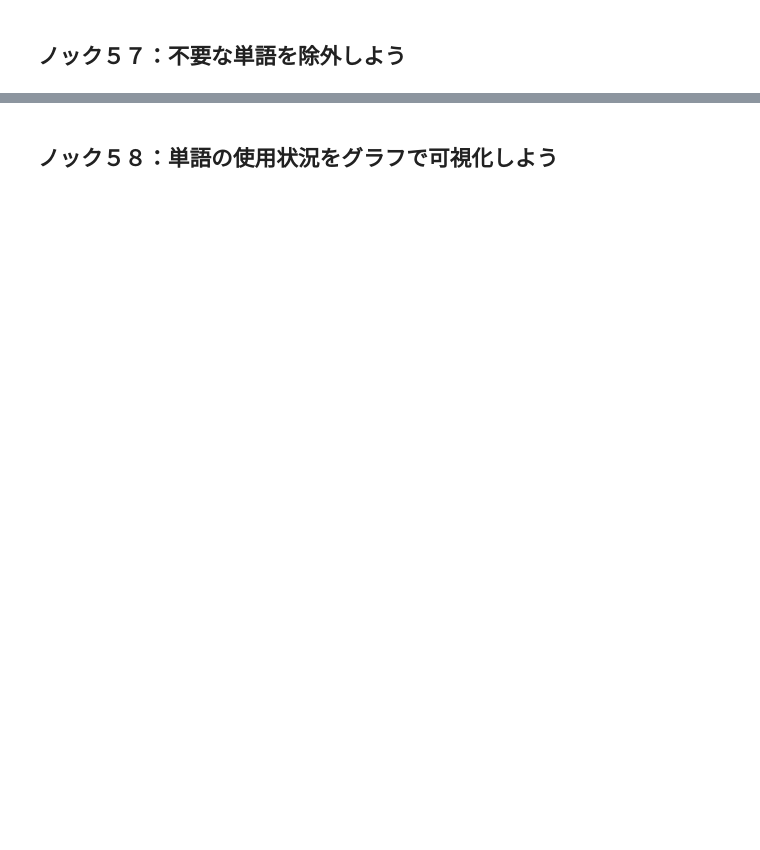
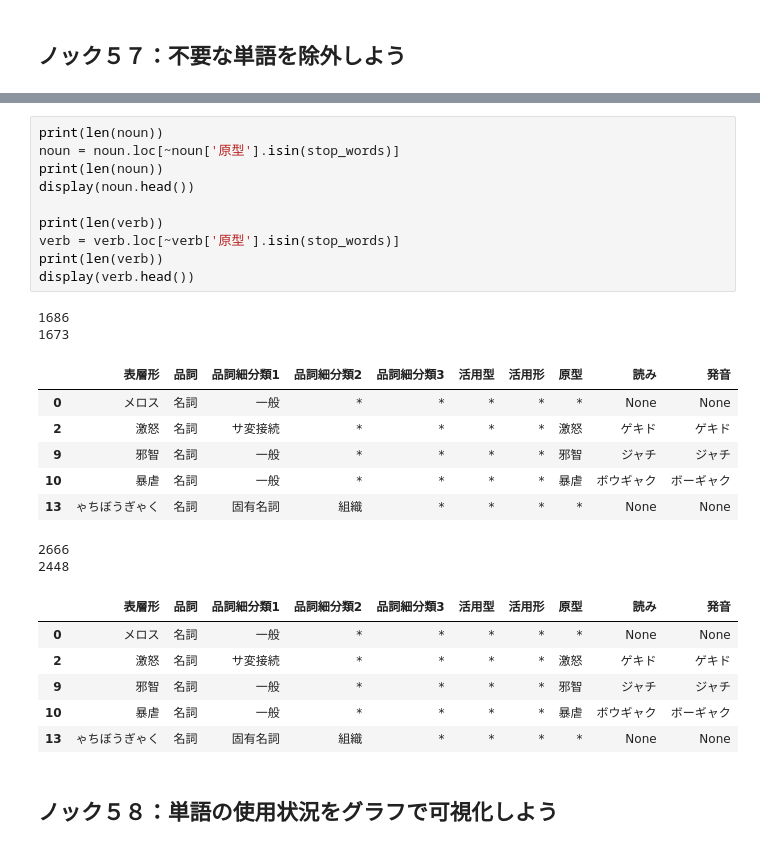
Before and after one commit to shake345/Python100knock, a Jupyter notebook: 4章_加工.ipynb, the cells around one changed output, grey strips where cells are left out. Drawn from its saved outputs; the diff is of its cells as text; blank space fills up the shorter version.

```diff
--- a/4章_加工.ipynb
+++ b/4章_加工.ipynb
@@ -256,2 +333,29 @@ parsed[-4:]
+# %%
+print(len(noun))
+noun = noun.loc[~noun['原型'].isin(stop_words)]
+print(len(noun))
+display(noun.head())
+
+print(len(verb))
+verb = verb.loc[~verb['原型'].isin(stop_words)]
+print(len(verb))
+display(verb.head())
+# %% [output]
+1686
+1673
+|  | 表層形 | 品詞 | 品詞細分類1 | 品詞細分類2 | 品詞細分類3 | 活用型 | 活用形 | 原型 | 読み | 発音 |
+| 0 | メロス | 名詞 | 一般 | * | * | * | * | * | None | None |
+| 2 | 激怒 | 名詞 | サ変接続 | * | * | * | * | 激怒 | ゲキド | ゲキド |
+| 9 | 邪智 | 名詞 | 一般 | * | * | * | * | 邪智 | ジャチ | ジャチ |
+| 10 | 暴虐 | 名詞 | 一般 | * | * | * | * | 暴虐 | ボウギャク | ボーギャク |
+| 13 | ゃちぼうぎゃく | 名詞 | 固有名詞 | 組織 | * | * | * | * | None | None |
+2666
+2448
+|  | 表層形 | 品詞 | 品詞細分類1 | 品詞細分類2 | 品詞細分類3 | 活用型 | 活用形 | 原型 | 読み | 発音 |
+| 0 | メロス | 名詞 | 一般 | * | * | * | * | * | None | None |
+| 2 | 激怒 | 名詞 | サ変接続 | * | * | * | * | 激怒 | ゲキド | ゲキド |
+| 9 | 邪智 | 名詞 | 一般 | * | * | * | * | 邪智 | ジャチ | ジャチ |
+| 10 | 暴虐 | 名詞 | 一般 | * | * | * | * | 暴虐 | ボウギャク | ボーギャク |
+| 13 | ゃちぼうぎゃく | 名詞 | 固有名詞 | 組織 | * | * | * | * | None | None |
 # %% [markdown]
 ## ノック５８：単語の使用状況をグラフで可視化しよう
```
Also changed, not shown: parts of 10 cells of this notebook.
